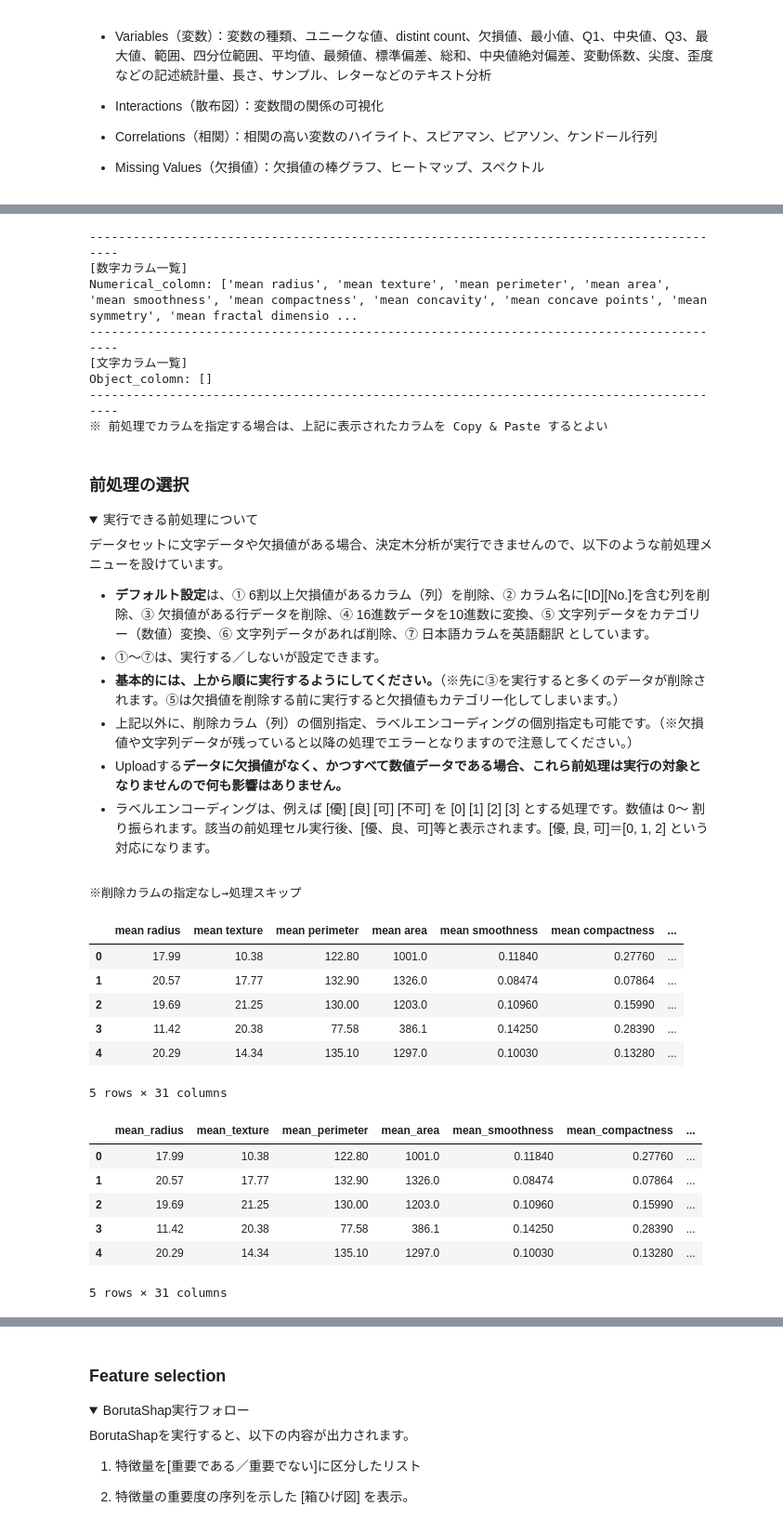
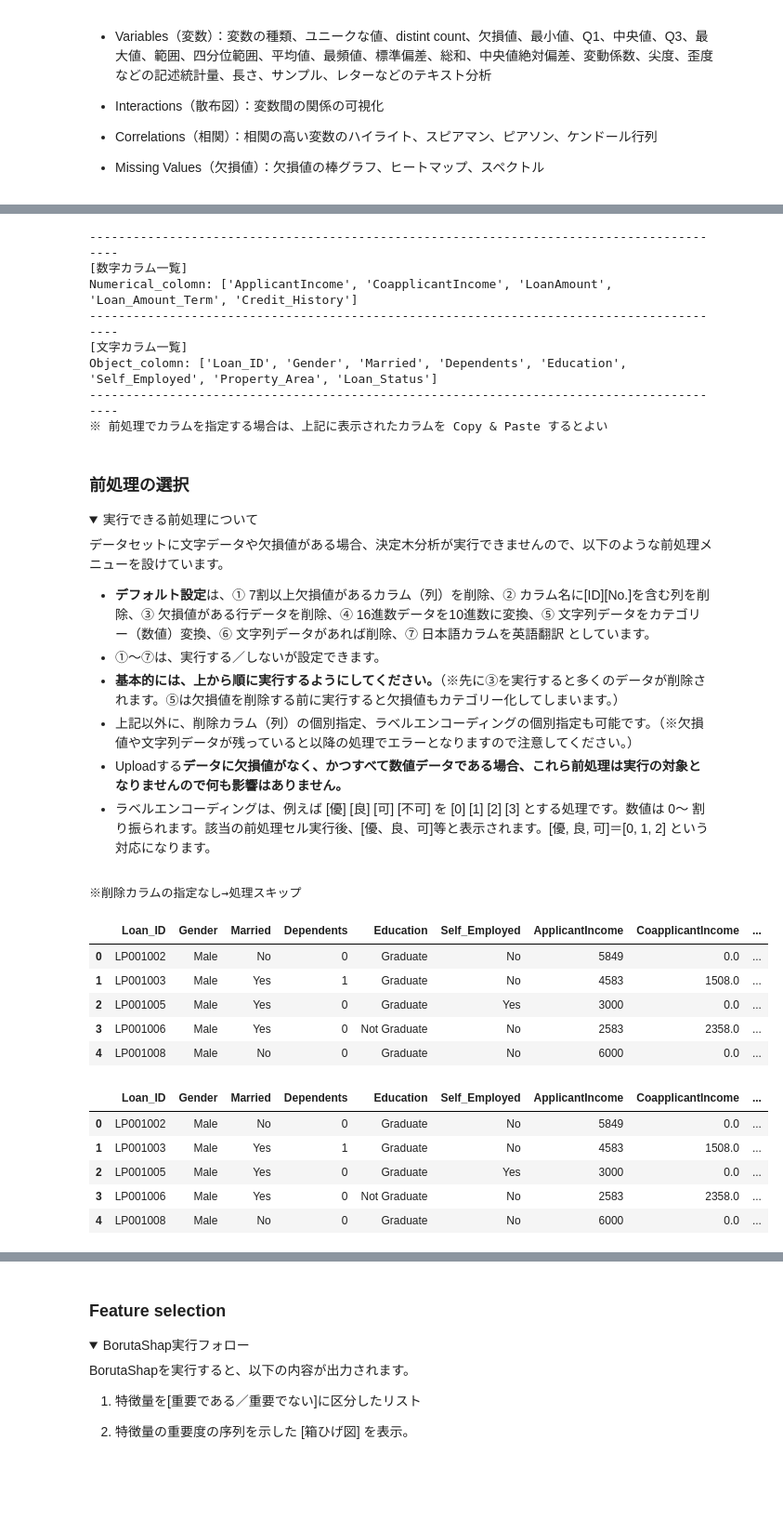
Before and after one commit to hima2b4/EDA_tools, a Jupyter notebook: EDA⇒特徴量選択⇒決定木.ipynb, the cells around one changed output, grey strips where cells are left out. Shown at 93% size. Drawn from its saved outputs; the diff is of its cells as text; code cells hidden in the pictures; folded sections open; blank space fills up the shorter version.

```diff
--- a/EDA⇒特徴量選択⇒決定木.ipynb
+++ b/EDA⇒特徴量選択⇒決定木.ipynb
@@ -115,7 +117,7 @@ warnings.simplefilter('ignore')
 <details><summary>dataset_typeについて ：Classification（分類データ）か Regression（回帰データ）のいずれかを選択してください。</summary><div>
 # %%
 #@title **Select_Dataset** { run: "auto" }
-dataset = 'Breast_cancer :binary' #@param ['Boston_housing :regression', 'Diabetes :regression', 'Breast_cancer :binary','Titanic :binary', 'Iris :classification', 'Upload']
+dataset = 'Loan_prediction :binary' #@param ['Boston_housing :regression', 'Diabetes :regression', 'Breast_cancer :binary','Titanic :binary', 'Iris :classification', 'Loan_prediction :binary', 'Upload']
 
 #@title **Classification**（分類）or **Regression**（回帰）
 dataset_type = 'Classification' #@param ["Classification", "Regression"]
@@ -162,6 +164,10 @@ elif dataset == "Titanic :binary":
 elif dataset == "Iris :classification":
   df = load_dataset("iris")
 
+elif dataset == "Loan_prediction :binary":
+  data_url = "https://github.com/shrikant-temburwar/Loan-Prediction-Dataset/raw/master/train.csv"
+  df = pd.read_csv(data_url)
+
 else:
   X, y = load_data(data_type='regression')
   df = pd.concat([X, y], axis=1)
@@ -232,10 +242,10 @@ print('※ 前処理でカラムを指定する場合は、上記に表示され
 # %% [output]
 -----------------------------------------------------------------------------------------
 [数字カラム一覧]
-Numerical_colomn: ['mean radius', 'mean texture', 'mean perimeter', 'mean area', 'mean smoothness', 'mean compactness', 'mean concavity', 'mean concave points', 'mean symmetry', 'mean fractal dimensio ...
+Numerical_colomn: ['ApplicantIncome', 'CoapplicantIncome', 'LoanAmount', 'Loan_Amount_Term', 'Credit_History']
 -----------------------------------------------------------------------------------------
 [文字カラム一覧]
-Object_colomn: []
+Object_colomn: ['Loan_ID', 'Gender', 'Married', 'Dependents', 'Education', 'Self_Employed', 'Property_Area', 'Loan_Status']
 -----------------------------------------------------------------------------------------
 ※ 前処理でカラムを指定する場合は、上記に表示されたカラムを Copy & Paste するとよい
 # %% [markdown]
@@ -243,14 +253,14 @@ Object_colomn: []
 <details><summary>実行できる前処理について</summary><div>
 
 データセットに文字データや欠損値がある場合、決定木分析が実行できませんので、以下のような前処理メニューを設けています。
-- **デフォルト設定**は、① 6割以上欠損値があるカラム（列）を削除、② カラム名に[ID][No.]を含む列を削除、③ 欠損値がある行データを削除、④ 16進数データを10進数に変換、⑤ 文字列データをカテゴリー（数値）変換、⑥ 文字列データがあれば削除、⑦ 日本語カラムを英語翻訳 としています。
+- **デフォルト設定**は、① 7割以上欠損値があるカラム（列）を削除、② カラム名に[ID][No.]を含む列を削除、③ 欠損値がある行データを削除、④ 16進数データを10進数に変換、⑤ 文字列データをカテゴリー（数値）変換、⑥ 文字列データがあれば削除、⑦ 日本語カラムを英語翻訳 としています。
 - ①～⑦は、実行する／しないが設定できます。
 - **基本的には、上から順に実行するようにしてください。**（※先に③を実行すると多くのデータが削除されます。⑤は欠損値を削除する前に実行すると欠損値もカテゴリー化してしまいます。）
 - 上記以外に、削除カラム（列）の個別指定、ラベルエンコーディングの個別指定も可能です。（※欠損値や文字列データが残っていると以降の処理でエラーとなりますので注意してください。）
 - Uploadする**データに欠損値がなく、かつすべて数値データである場合、これら前処理は実行の対象となりませんので何も影響はありません。**
 - ラベルエンコーディングは、例えば [優] [良] [可] [不可] を [0] [1] [2] [3] とする処理です。数値は 0～ 割り振られます。該当の前処理セル実行後、[優、良、可]等と表示されます。[優, 良, 可]＝[0, 1, 2] という対応になります。
 # %%
-#@title **削除する列（ID等）を指定**
+#@title **削除する列を指定**
 #@markdown  **<font color= "Crimson">注意</font>：指定は <u> ' ID ' , ' Age ' , </u> など、<font color= "Crimson">カラムを [ ' ' ] で囲み、最後に [ , ] を付けてください**</font>
 Drop_label_is = '' #@param {type:"raw"}
 
@@ -265,41 +275,39 @@ except:
 df.head()
 # %% [output]
 ※削除カラムの指定なし→処理スキップ
-|  | mean radius | mean texture | mean perimeter | mean area | mean smoothness | mean compactness | ... |
-| 0 | 17.99 | 10.38 | 122.80 | 1001.0 | 0.11840 | 0.27760 | ... |
-| 1 | 20.57 | 17.77 | 132.90 | 1326.0 | 0.08474 | 0.07864 | ... |
-| 2 | 19.69 | 21.25 | 130.00 | 1203.0 | 0.10960 | 0.15990 | ... |
-| 3 | 11.42 | 20.38 | 77.58 | 386.1 | 0.14250 | 0.28390 | ... |
-| 4 | 20.29 | 14.34 | 135.10 | 1297.0 | 0.10030 | 0.13280 | ... |
+|  | Loan_ID | Gender | Married | Dependents | Education | Self_Employed | ApplicantIncome | CoapplicantIncome | ... |
+| 0 | LP001002 | Male | No | 0 | Graduate | No | 5849 | 0.0 | ... |
+| 1 | LP001003 | Male | Yes | 1 | Graduate | No | 4583 | 1508.0 | ... |
+| 2 | LP001005 | Male | Yes | 0 | Graduate | Yes | 3000 | 0.0 | ... |
+| 3 | LP001006 | Male | Yes | 0 | Not Graduate | No | 2583 | 2358.0 | ... |
+| 4 | LP001008 | Male | No | 0 | Graduate | No | 6000 | 0.0 | ... |
-5 rows × 31 columns
 # %%
-#@title **6割欠損値がある列を削除（☑ ＝実行）**
-Over_60percent_missing_value_is_drop = True #@param {type:"boolean"}
+#@title **7割欠損値がある列を削除（☑ ＝実行）**
+Over_70percent_missing_value_is_drop = True #@param {type:"boolean"}
 
 #各列ごとに、6割欠損がある列を削除
-if Over_60percent_missing_value_is_drop == True:
+if Over_70percent_missing_value_is_drop == True:
   for col in df.columns:
     nans = df[col].isnull().sum()  # nanになっている行数をカウント
 
-    # nan行数を全行数で割り、6割欠損している列をDrop
-    if nans / len(df) > 0.6:
-        # 6割欠損列を削除
+    # nan行数を全行数で割り、7割欠損している列をDrop
+    if nans / len(df) > 0.7:
+        # 7割欠損列を削除
         print('-----------------------------------------------------------------------------------------')
         print('[削除カラム一覧]')
         print("drop column:", col)
         print('-----------------------------------------------------------------------------------------')
         df.drop(col, axis=1, inplace=True)
 #    else:
 #      print(col,'：OK ⇒ 処理スキップ')
 df.head()
 # %% [output]
-|  | mean_radius | mean_texture | mean_perimeter | mean_area | mean_smoothness | mean_compactness | ... |
-| 0 | 17.99 | 10.38 | 122.80 | 1001.0 | 0.11840 | 0.27760 | ... |
-| 1 | 20.57 | 17.77 | 132.90 | 1326.0 | 0.08474 | 0.07864 | ... |
-| 2 | 19.69 | 21.25 | 130.00 | 1203.0 | 0.10960 | 0.15990 | ... |
-| 3 | 11.42 | 20.38 | 77.58 | 386.1 | 0.14250 | 0.28390 | ... |
-| 4 | 20.29 | 14.34 | 135.10 | 1297.0 | 0.10030 | 0.13280 | ... |
+|  | Loan_ID | Gender | Married | Dependents | Education | Self_Employed | ApplicantIncome | CoapplicantIncome | ... |
+| 0 | LP001002 | Male | No | 0 | Graduate | No | 5849 | 0.0 | ... |
+| 1 | LP001003 | Male | Yes | 1 | Graduate | No | 4583 | 1508.0 | ... |
+| 2 | LP001005 | Male | Yes | 0 | Graduate | Yes | 3000 | 0.0 | ... |
+| 3 | LP001006 | Male | Yes | 0 | Not Graduate | No | 2583 | 2358.0 | ... |
+| 4 | LP001008 | Male | No | 0 | Graduate | No | 6000 | 0.0 | ... |
-5 rows × 31 columns
 # %%
 #@title **カラム名に [ID] [No.] を含む列を削除（☑ ＝実行）**
 Drop_ID_label = True #@param {type:"boolean"}
```
Also changed, not shown: parts of 16 cells of this notebook.
